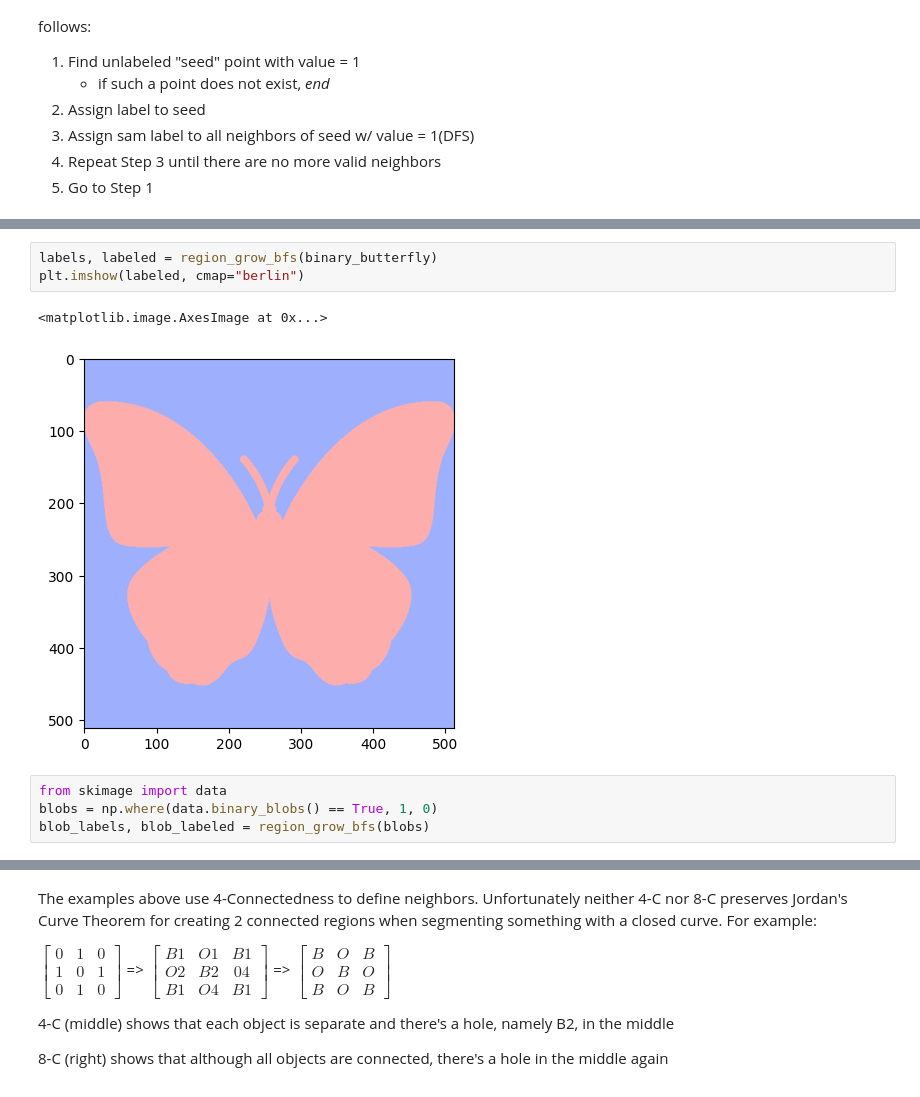
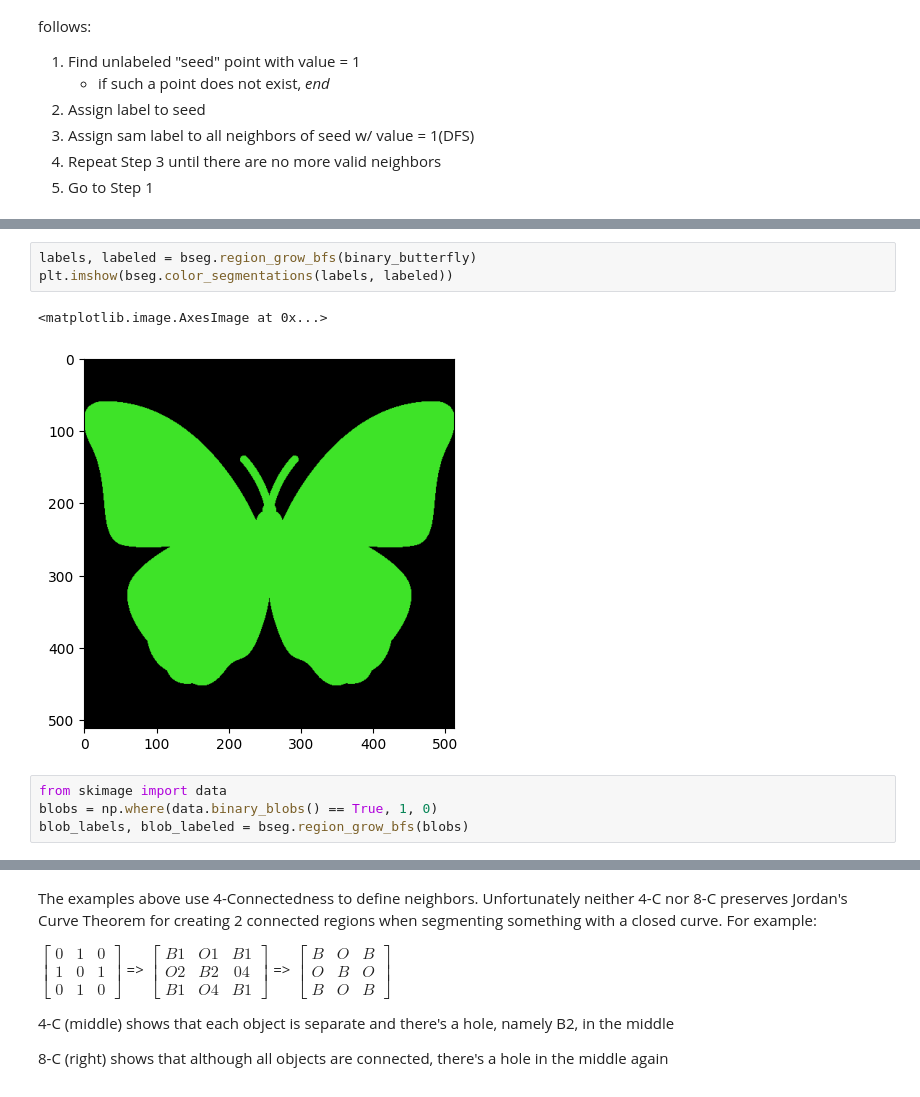
Before and after one commit to aarush-umap/3Dvision, a Jupyter notebook: binary_images.ipynb, the cells around one changed output, grey strips where cells are left out. Cells and saved outputs as stored; diff of their text form.

```diff
--- a/binary_images.ipynb
+++ b/binary_images.ipynb
@@ -127,13 +70,13 @@ def region_grow_bfs(image):
 # %%
-labels, labeled = region_grow_bfs(binary_butterfly)
-plt.imshow(labeled, cmap="berlin")
+labels, labeled = bseg.region_grow_bfs(binary_butterfly)
+plt.imshow(bseg.color_segmentations(labels, labeled))
 # %% [output]
 <matplotlib.image.AxesImage at 0x...>
-[figure, old version]
+[figure, new version]
 # %%
 from skimage import data
 blobs = np.where(data.binary_blobs() == True, 1, 0)
-blob_labels, blob_labeled = region_grow_bfs(blobs)
+blob_labels, blob_labeled = bseg.region_grow_bfs(blobs)
 # %%
 label_colors = {l:(255/len(blob_labels) *i + 20) for i, l in enumerate(list(blob_labels))}
 blob_colored = blob_labeled.copy()
```
Also changed, not shown: parts of 14 cells of this notebook.
